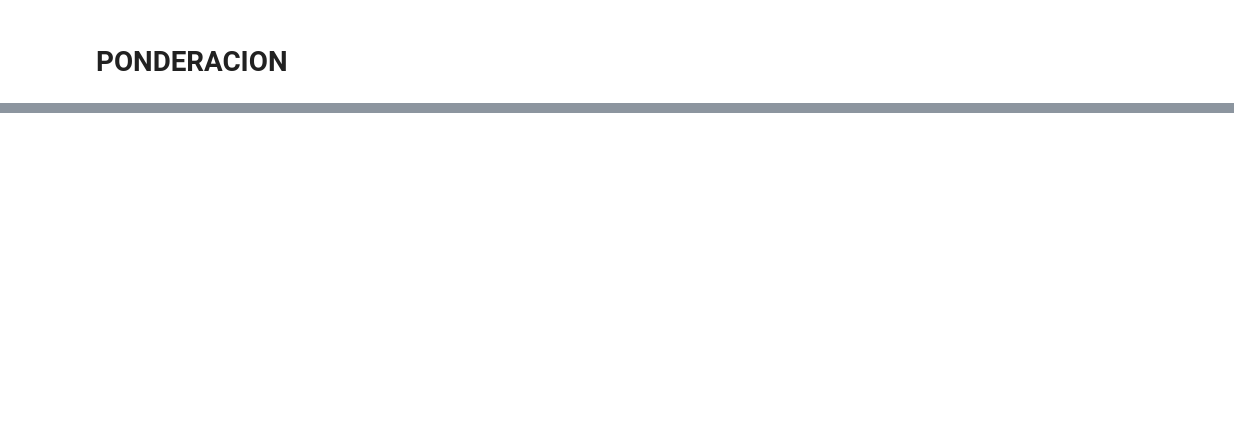
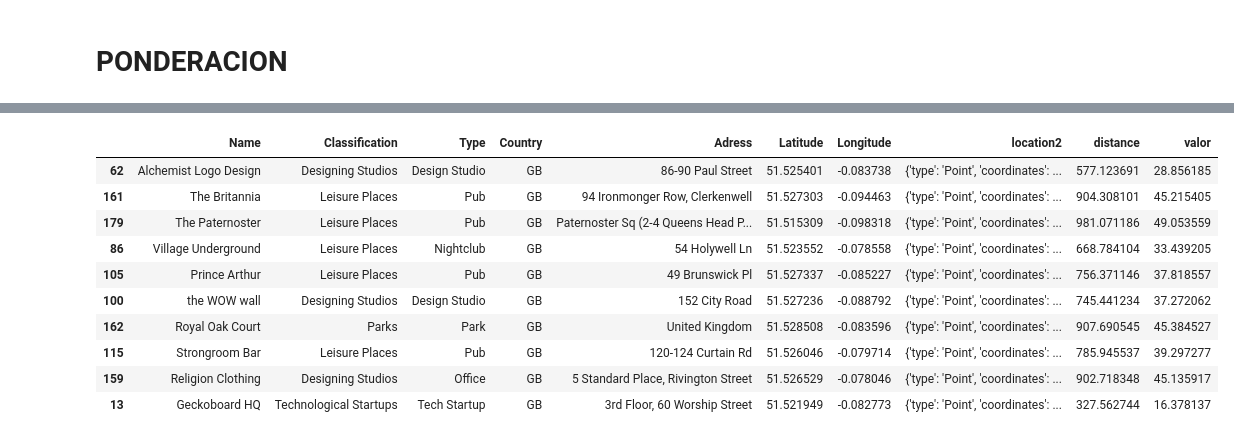
Before and after one commit to jaimecabanyes/Mi_trabajo_4, a Jupyter notebook: GeoQueries.ipynb, the cells around one changed output, grey strips where cells are left out. Drawn from its saved outputs; the diff is of its cells as text; code cells hidden in the pictures; blank space fills up the shorter version.

```diff
--- a/GeoQueries.ipynb
+++ b/GeoQueries.ipynb
@@ -102,0 +113,4 @@ leisure_pond = 0.15
+# %%
+def eliminar_a_mas_de_1km (df):
+    df = df.drop(df[df.distance > 1000].index)
+    return df
@@ -102,0 +188,14 @@ leisure_pond = 0.15
+# %%
+lnd_final_definitivo.sample(10)
+# %% [output]
+|  | Name | Classification | Type | Country | Adress | Latitude | Longitude | location2 | distance | valor |
+| 62 | Alchemist Logo Design | Designing Studios | Design Studio | GB | 86-90 Paul Street | 51.525401 | -0.083738 | {'type': 'Point', 'coordinates': ... | 577.123691 | 28.856185 |
+| 161 | The Britannia | Leisure Places | Pub | GB | 94 Ironmonger Row, Clerkenwell | 51.527303 | -0.094463 | {'type': 'Point', 'coordinates': ... | 904.308101 | 45.215405 |
+| 179 | The Paternoster | Leisure Places | Pub | GB | Paternoster Sq (2-4 Queens Head P... | 51.515309 | -0.098318 | {'type': 'Point', 'coordinates': ... | 981.071186 | 49.053559 |
+| 86 | Village Underground | Leisure Places | Nightclub | GB | 54 Holywell Ln | 51.523552 | -0.078558 | {'type': 'Point', 'coordinates': ... | 668.784104 | 33.439205 |
+| 105 | Prince Arthur | Leisure Places | Pub | GB | 49 Brunswick Pl | 51.527337 | -0.085227 | {'type': 'Point', 'coordinates': ... | 756.371146 | 37.818557 |
+| 100 | the WOW wall | Designing Studios | Design Studio | GB | 152 City Road | 51.527236 | -0.088792 | {'type': 'Point', 'coordinates': ... | 745.441234 | 37.272062 |
+| 162 | Royal Oak Court | Parks | Park | GB | United Kingdom | 51.528508 | -0.083596 | {'type': 'Point', 'coordinates': ... | 907.690545 | 45.384527 |
+| 115 | Strongroom Bar | Leisure Places | Pub | GB | 120-124 Curtain Rd | 51.526046 | -0.079714 | {'type': 'Point', 'coordinates': ... | 785.945537 | 39.297277 |
+| 159 | Religion Clothing | Designing Studios | Office | GB | 5 Standard Place, Rivington Street | 51.526529 | -0.078046 | {'type': 'Point', 'coordinates': ... | 902.718348 | 45.135917 |
+| 13 | Geckoboard HQ | Technological Startups | Tech Startup | GB | 3rd Floor, 60 Worship Street | 51.521949 | -0.082773 | {'type': 'Point', 'coordinates': ... | 327.562744 | 16.378137 |
```
Also changed, not shown: parts of 17 cells of this notebook.
